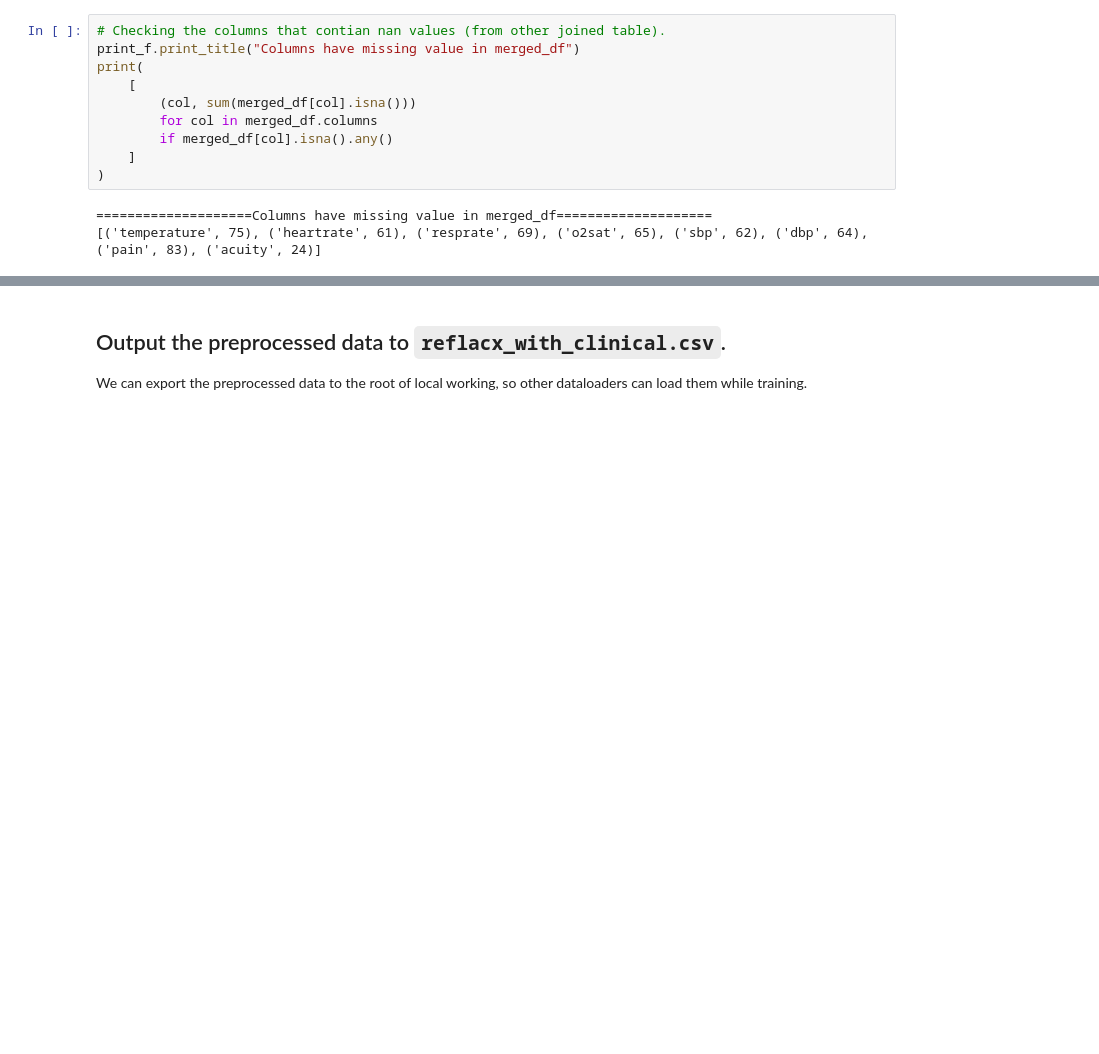
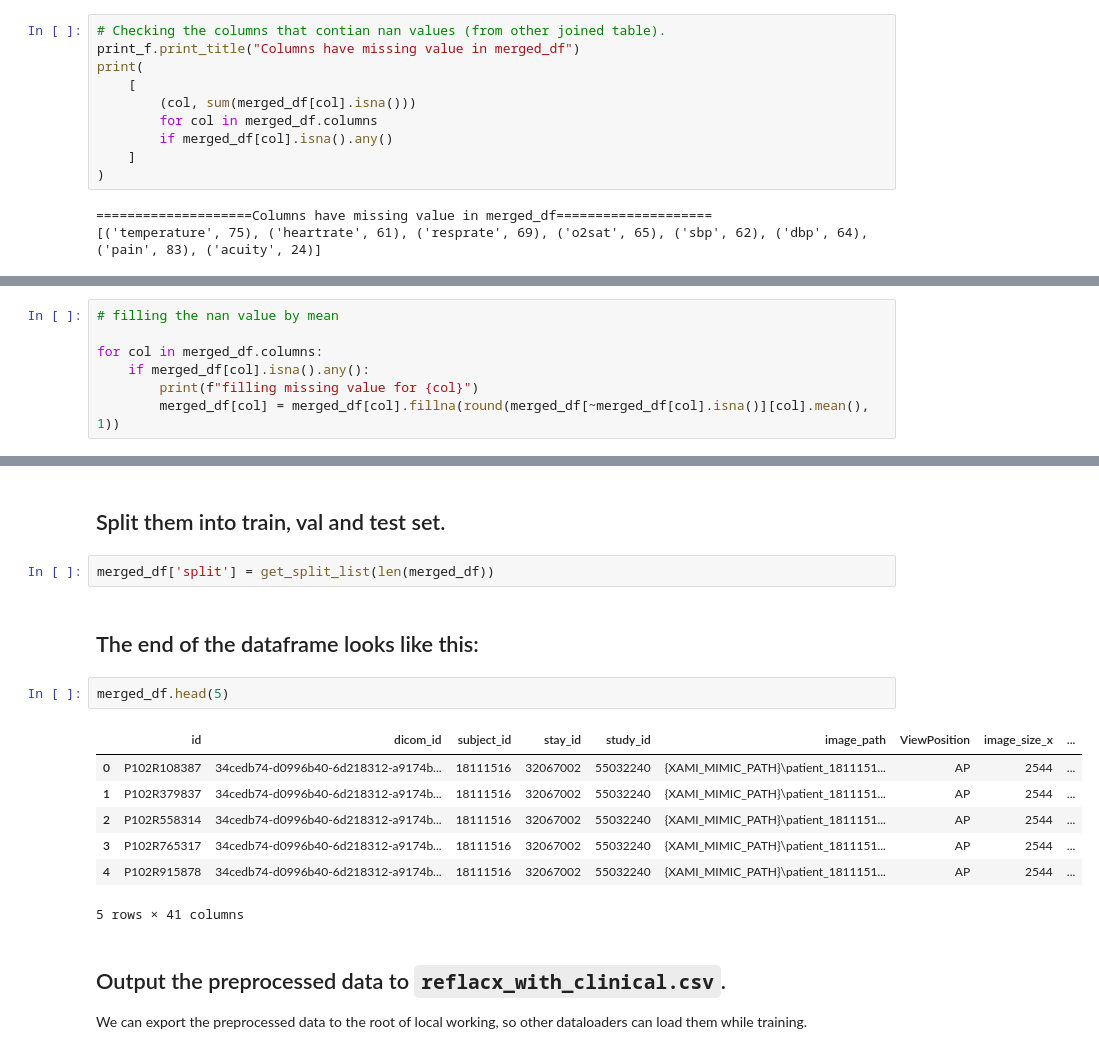
Before and after one commit to ChihchengHsieh/multimodal-abnormalities-detection, a Jupyter notebook: [1] reflacx_dataset_preprocessing.ipynb, the cells around one changed output, grey strips where cells are left out. Cells and saved outputs as stored; diff of their text form; blank space fills up the shorter version.

Commit message:
can train now.

```diff
--- a/[1] reflacx_dataset_preprocessing.ipynb
+++ b/[1] reflacx_dataset_preprocessing.ipynb
@@ -266,0 +270,7 @@ print(
+# %%
+# filling the nan value by mean
+
+for col in merged_df.columns:
+    if merged_df[col].isna().any():
+        print(f"filling missing value for {col}")
+        merged_df[col] = merged_df[col].fillna(round(merged_df[~merged_df[col].isna()][col].mean(), 1))
@@ -267,3 +286,19 @@ print(
+# %% [markdown]
+## Split them into train, val and test set.
+# %%
+merged_df['split'] = get_split_list(len(merged_df))
+# %% [markdown]
+## The end of the dataframe looks like this:
+# %%
+merged_df.head(5)
+# %% [output]
+|  | id | dicom_id | subject_id | stay_id | study_id | image_path | ViewPosition | image_size_x | ... |
+| 0 | P102R108387 | 34cedb74-d0996b40-6d218312-a9174b... | 18111516 | 32067002 | 55032240 | {XAMI_MIMIC_PATH}\patient_1811151... | AP | 2544 | ... |
+| 1 | P102R379837 | 34cedb74-d0996b40-6d218312-a9174b... | 18111516 | 32067002 | 55032240 | {XAMI_MIMIC_PATH}\patient_1811151... | AP | 2544 | ... |
+| 2 | P102R558314 | 34cedb74-d0996b40-6d218312-a9174b... | 18111516 | 32067002 | 55032240 | {XAMI_MIMIC_PATH}\patient_1811151... | AP | 2544 | ... |
+| 3 | P102R765317 | 34cedb74-d0996b40-6d218312-a9174b... | 18111516 | 32067002 | 55032240 | {XAMI_MIMIC_PATH}\patient_1811151... | AP | 2544 | ... |
+| 4 | P102R915878 | 34cedb74-d0996b40-6d218312-a9174b... | 18111516 | 32067002 | 55032240 | {XAMI_MIMIC_PATH}\patient_1811151... | AP | 2544 | ... |
+5 rows × 41 columns
 # %% [markdown]
 ## Output the preprocessed data to `reflacx_with_clinical.csv`.
 We can export the preprocessed data to the root of local working, so other dataloaders can load them while training.
```
Also changed, not shown: parts of 4 cells of this notebook, 14 other files.
